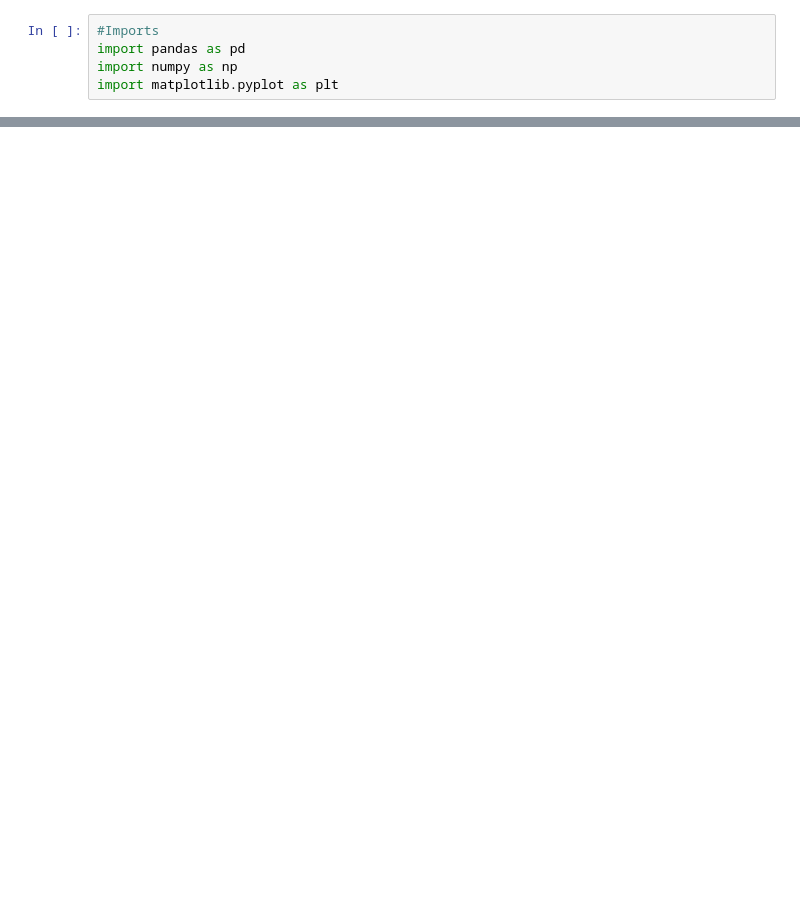
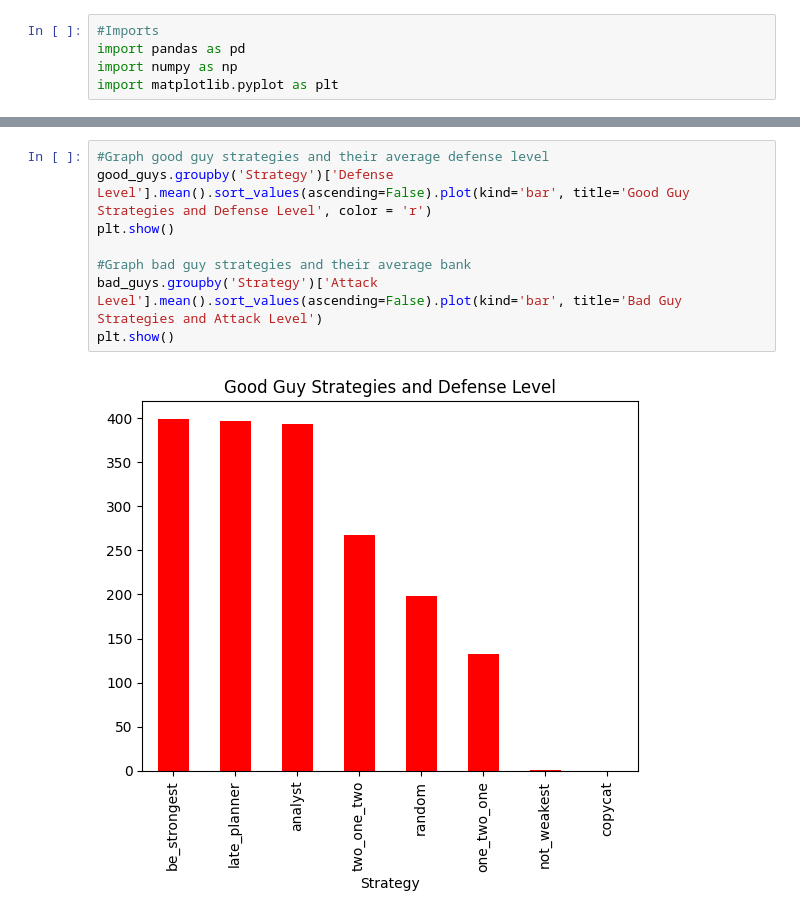
Before and after one commit to JensenJudkins/5110-Final-Project, a Jupyter notebook: Analysis.ipynb, the cells around one changed output, grey strips where cells are left out. Saved outputs shown, nothing was run; the diff lists cells and outputs as text; blank space fills up the shorter version.

```diff
--- a/Analysis.ipynb
+++ b/Analysis.ipynb
@@ -48,0 +120,10 @@ plt.show()
+# %%
+#Graph good guy strategies and their average defense level
+good_guys.groupby('Strategy')['Defense Level'].mean().sort_values(ascending=False).plot(kind='bar', title='Good Guy Strategies and Defense Level', color = 'r')
+plt.show()
+
+#Graph bad guy strategies and their average bank
+bad_guys.groupby('Strategy')['Attack Level'].mean().sort_values(ascending=False).plot(kind='bar', title='Bad Guy Strategies and Attack Level')
+plt.show()
+# %% [output]
+[figure, added]
```
Also changed, not shown: parts of 8 cells of this notebook, 3 other files.
